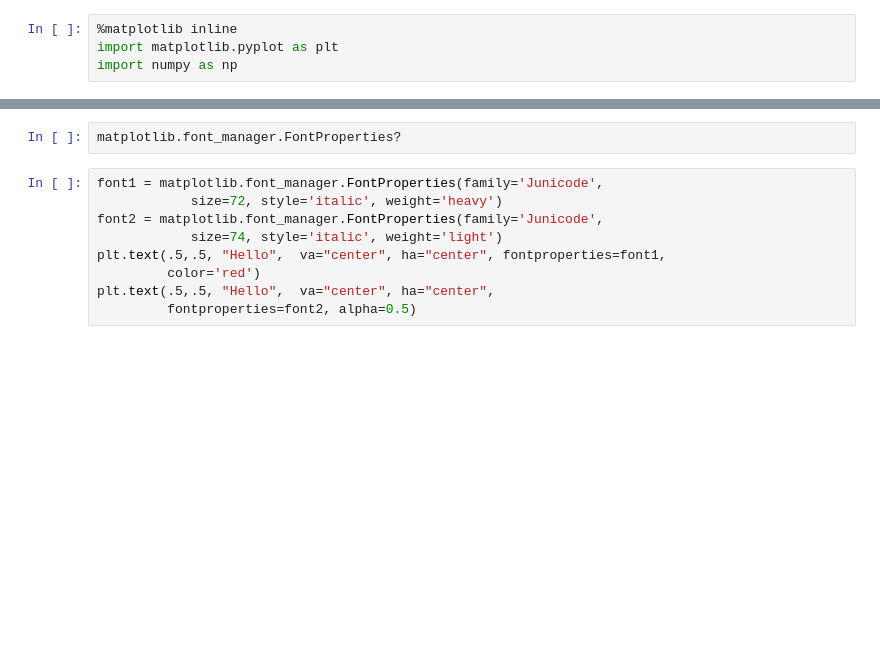
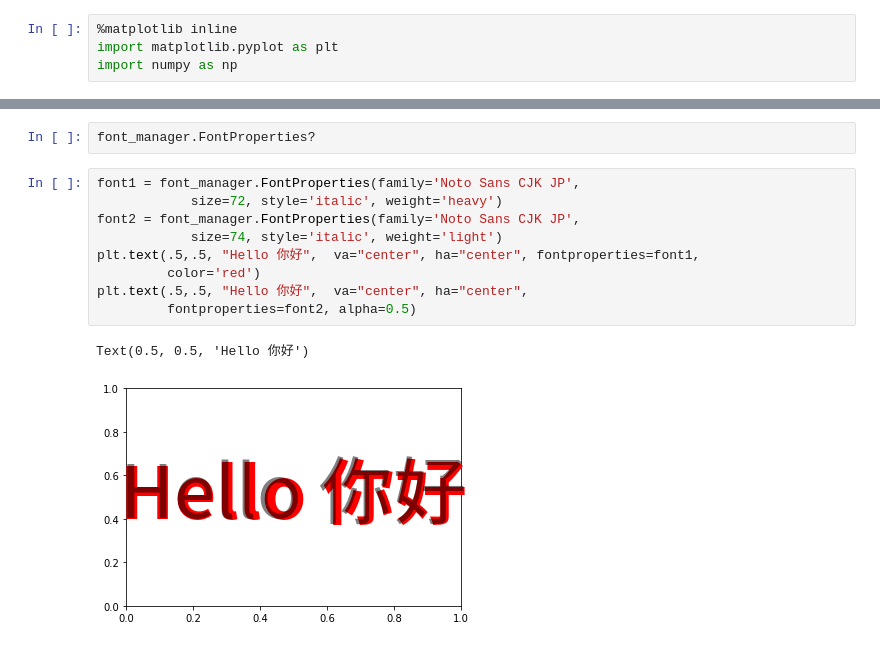
Before and after one commit to tjwei/NCTU_IOG5017, a Jupyter notebook: matplotlib_intro/06-font.ipynb, the cells around one changed output, grey strips where cells are left out. Saved outputs shown, nothing was run; the diff lists cells and outputs as text; blank space fills up the shorter version.

```diff
--- a/matplotlib_intro/06-font.ipynb
+++ b/matplotlib_intro/06-font.ipynb
@@ -15,14 +84,17 @@ plt.text(.5,.5, "Hello", fontsize=60, va="center", ha="center")
-# %%
-matplotlib.font_manager.FontProperties?
+# %%
+font_manager.FontProperties?
 # %%
-font1 = matplotlib.font_manager.FontProperties(family='Junicode',
+font1 = font_manager.FontProperties(family='Noto Sans CJK JP',
             size=72, style='italic', weight='heavy')
-font2 = matplotlib.font_manager.FontProperties(family='Junicode',
+font2 = font_manager.FontProperties(family='Noto Sans CJK JP',
             size=74, style='italic', weight='light')
-plt.text(.5,.5, "Hello",  va="center", ha="center", fontproperties=font1,
+plt.text(.5,.5, "Hello 你好",  va="center", ha="center", fontproperties=font1,
          color='red')
-plt.text(.5,.5, "Hello",  va="center", ha="center",
+plt.text(.5,.5, "Hello 你好",  va="center", ha="center",
          fontproperties=font2, alpha=0.5)
+# %% [output]
+Text(0.5, 0.5, 'Hello 你好')
+[figure, added]
 # %%
 import matplotlib.font_manager
 
```
Also changed, not shown: parts of 10 cells of this notebook.
